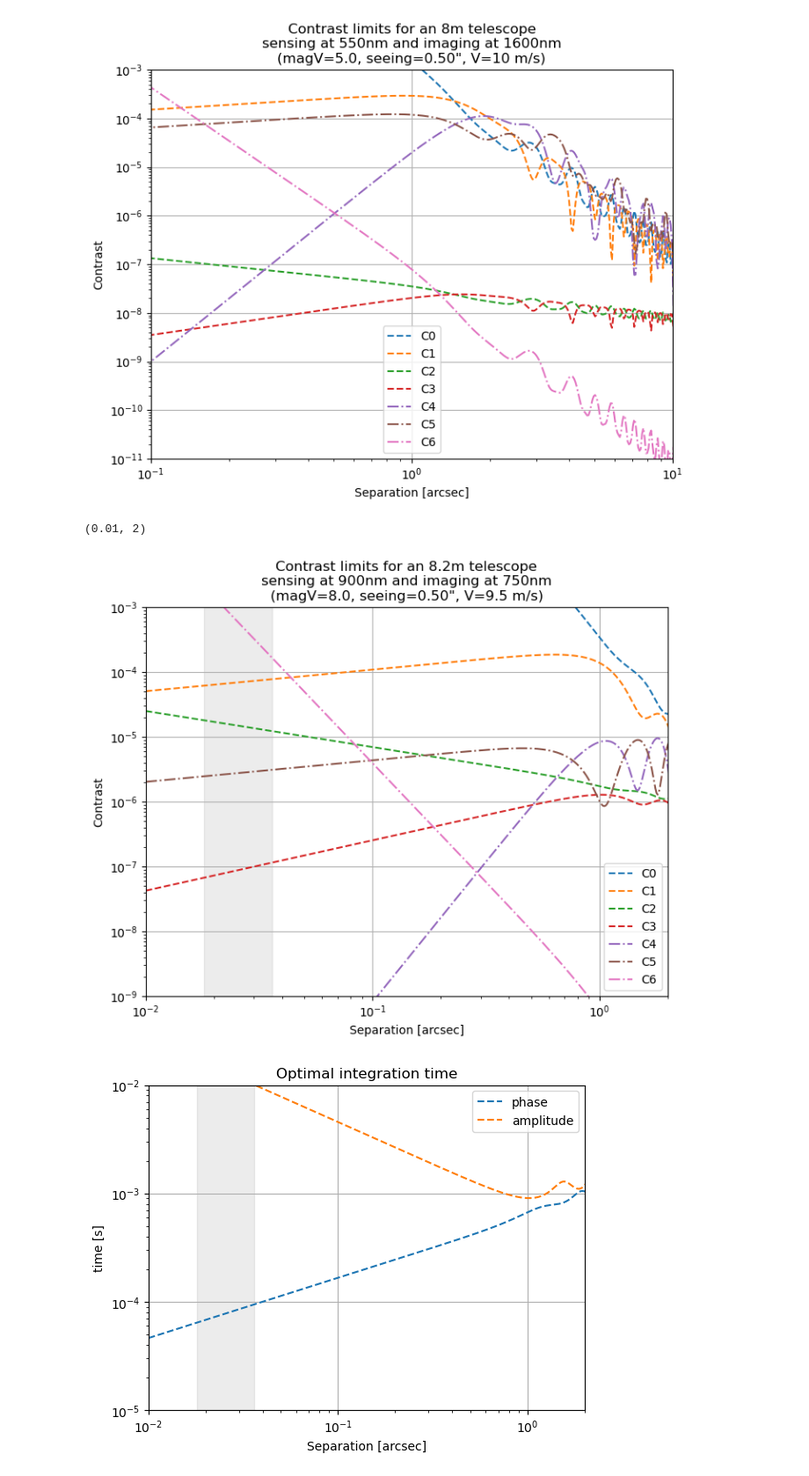
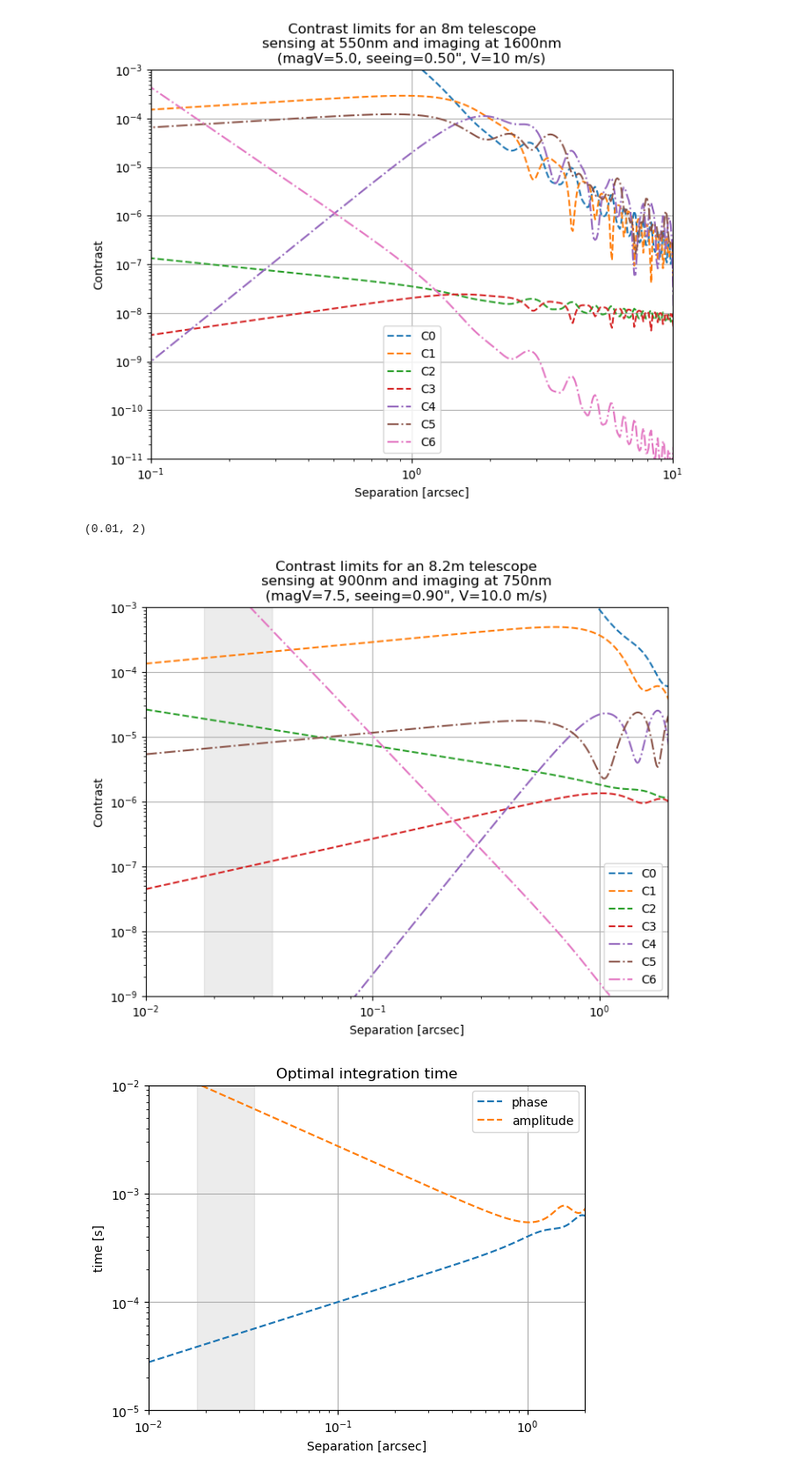
Before and after one commit to ArcetriAdaptiveOptics/ekarus, a Jupyter notebook: ekarus/notebooks/contrastErrorBudget.ipynb, the cells around one changed output. Shown at 88% size. Saved outputs shown, nothing was run; the diff lists cells and outputs as text; code cells hidden in the pictures.

```diff
--- a/ekarus/notebooks/contrastErrorBudget.ipynb
+++ b/ekarus/notebooks/contrastErrorBudget.ipynb
@@ -140,10 +140,10 @@ plt.grid()
 [figure]
 # %%
 # Parameters
-seeing = 0.5
-V = 9.5
+seeing = 0.9
+V = 10
 D = 8.2
-magV = 8
+magV = 7.5
 # Cn2_fracs = np.array([0.0,0.2283,0.0883,0.0666,0.1458,0.3350,0.1350])
 # altitudes = np.array([0.0,0.5,1,2,4,8,16])*1000
 Cn2_fracs = np.array([0.0,0.646,0.078,0.119,0.035,0.025,0.08,0.017])
@@ -190,32 +190,32 @@ plt.plot(alphas*rad2arcsec,C3(alphas,lambda_i, lambda_WFS, beta_a, F=F(magV)),'-
 plt.plot(alphas*rad2arcsec,C4(alphas,lambda_i, lambda_WFS),'-.',label='C4')
 plt.plot(alphas*rad2arcsec,C5(alphas,lambda_i, lambda_WFS),'-.',label='C5')
 plt.plot(alphas*rad2arcsec,C6(alphas,lambda_i, lambda_WFS),'-.',label='C6')
 plt.axvspan(0.018,0.036, color='gray', alpha=0.15)
 plt.legend()
 plt.xscale('log')
 plt.yscale('log')
 plt.ylabel('Contrast')
 plt.xlabel('Separation [arcsec]')
 plt.title(f'Contrast limits for an {D:1.1f}m telescope\nsensing at {lambda_WFS*1e+9:1.0f}nm and imaging at {lambda_i*1e+9:1.0f}nm\n(magV={magV:1.1f}, seeing={seeing:1.2f}", V={V:1.1f} m/s)')
 plt.ylim([1e-9,1e-3])
 plt.xlim([0.01,2])
 plt.grid()
 
 
 plt.figure()
 plt.plot(alphas*rad2arcsec,t_p(alphas,lambda_i,lambda_WFS, beta_p,F=F(magV)),'--',label='phase')
 plt.plot(alphas*rad2arcsec,t_a(alphas,lambda_i,lambda_WFS, beta_a,F=F(magV)),'--',label='amplitude')
 plt.axvspan(0.018,0.036, color='gray', alpha=0.15)
 plt.legend()
 plt.grid()
 plt.xscale('log')
 plt.yscale('log')
 plt.ylabel('time [s]')
 plt.xlabel('Separation [arcsec]')
 plt.title('Optimal integration time')
 plt.ylim([1e-5,1e-2])
 plt.xlim([0.01,2])
 # %% [output]
 (0.01, 2)
-[figure, old version]
+[figure, new version]
-[figure, old version]
+[figure, new version]
```
Also changed, not shown: parts of 1 cell of this notebook, 15 other files.
